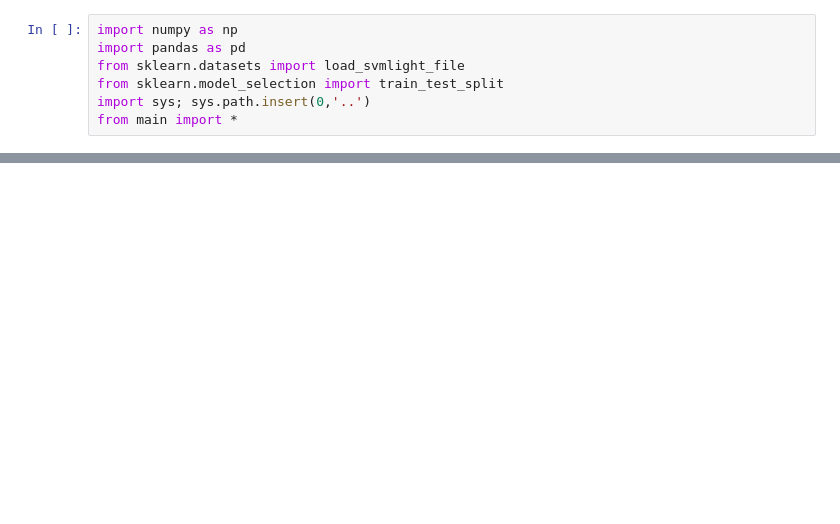
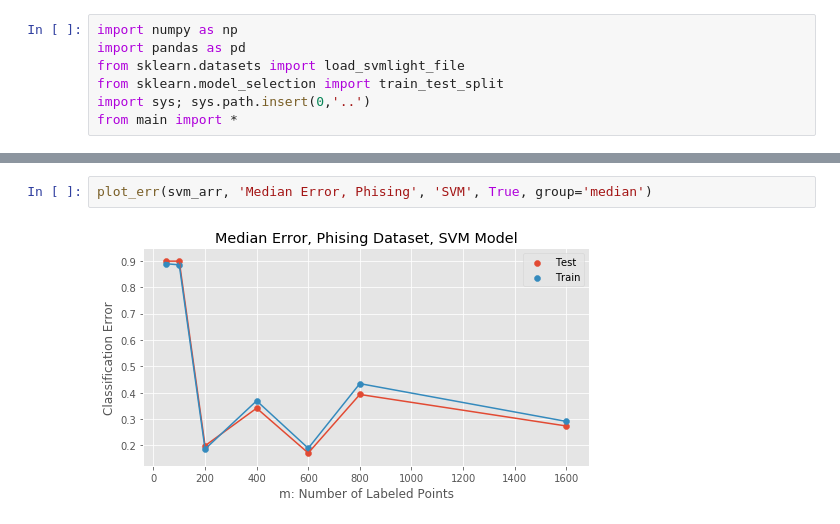
Before and after one commit to neil-ash/PairBoost, a Jupyter notebook: ranked_data_experiments/phishing.ipynb, the cells around one changed output, grey strips where cells are left out. Cells and saved outputs as stored; diff of their text form; blank space fills up the shorter version.

```diff
--- a/ranked_data_experiments/phishing.ipynb
+++ b/ranked_data_experiments/phishing.ipynb
@@ -125,0 +45,4 @@ plot_err(tree_arr, 'Phishing', 'Tree', save=False)
+# %%
+plot_err(svm_arr, 'Median Error, Phising', 'SVM', True, group='median')
+# %% [output]
+[figure, added]
```
Also changed, not shown: parts of 15 cells of this notebook, 15 other files.
